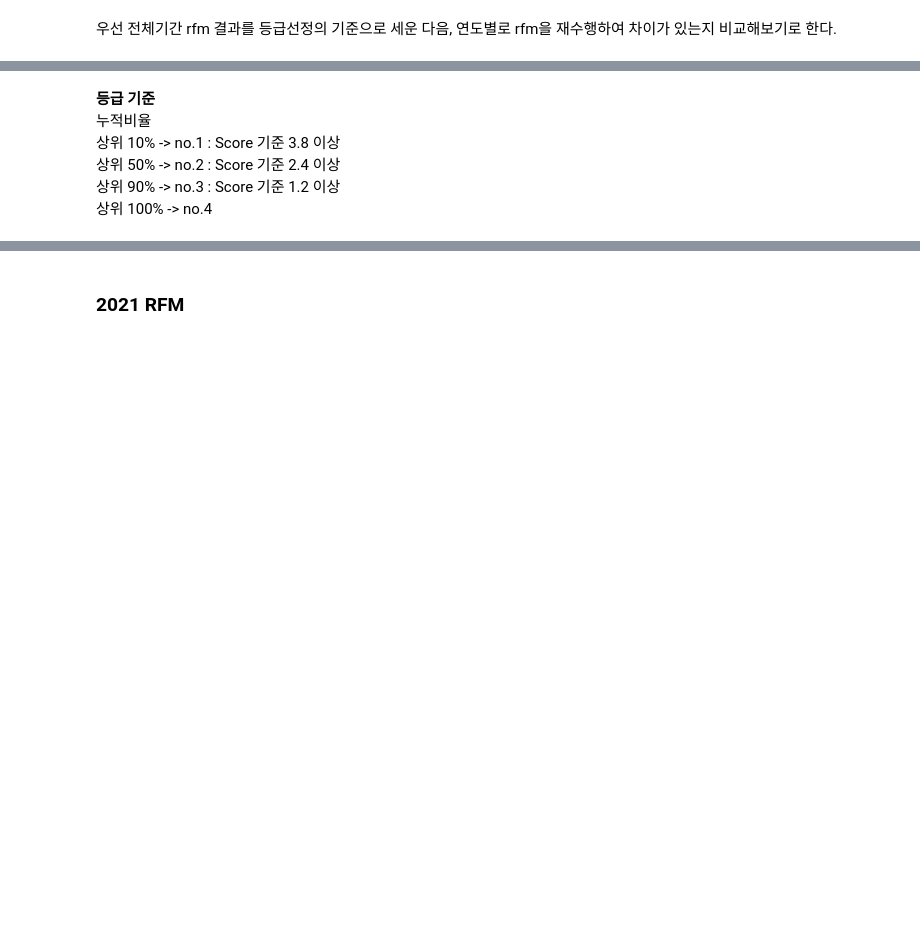
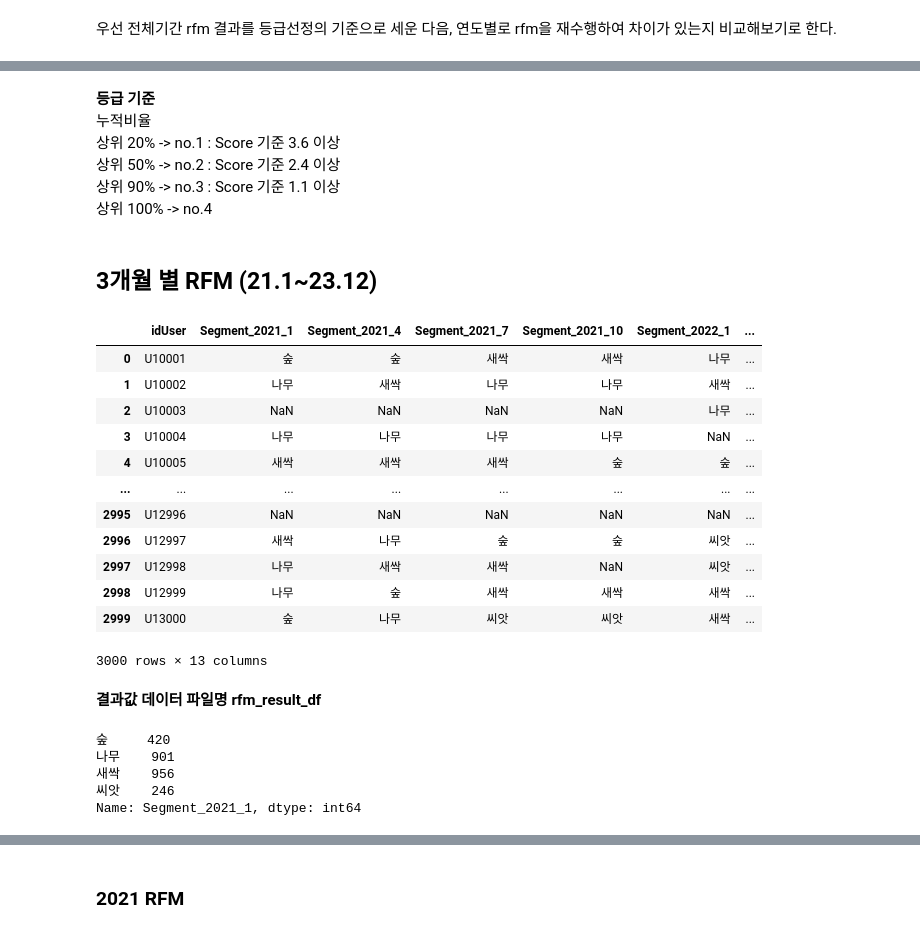
Before and after one commit to Seojiii/kurly_project, a Jupyter notebook: 0318_HY_RFM3.ipynb, the cells around one changed output, grey strips where cells are left out. Drawn from its saved outputs; the diff is of its cells as text; code cells hidden in the pictures; blank space fills up the shorter version.

```diff
--- a/0318_HY_RFM3.ipynb
+++ b/0318_HY_RFM3.ipynb
@@ -110,7 +110,7 @@ kurly['Hour'] = kurly['OrderDT'].dt.hour
 # 고객 세그먼트 분류 함수
 def calcurate_customer_score(row):
     R, F, M = row['R_Score'], row['F_Score'], row['M_Score']
-    segment_score = 0.2*R + 0.4*F +0.4*M
+    segment_score = 0.1*R + 0.4*F +0.5*M
     return segment_score
 # %%
 # 원본 데이터셋 복사
@@ -173,9 +173,9 @@ print(rfm_data_counts.sort_values(by='Score',ascending=False))
 # %% [markdown]
 **등급 기준**
 누적비율
-상위 10% -> no.1  : Score 기준 3.8 이상
+상위 20% -> no.1  : Score 기준 3.6 이상
 상위 50% -> no.2  : Score 기준 2.4 이상
-상위 90% -> no.3  : Score 기준 1.2 이상
+상위 90% -> no.3  : Score 기준 1.1 이상
 상위 100% -> no.4
 # %%
 # 고객 세그먼트 분류 함수
@@ -212,3 +212,5 @@ segment_counts_df
 
 # 세그먼트별 고객 수를 내림차순으로 정렬
 segment_counts_sorted_df = segment_counts_df.sort_values(by='Count', ascending=False)
+# %% [markdown]
+## 3개월 별 RFM (21.1~23.12)
@@ -214,0 +260,41 @@ segment_counts_sorted_df = segment_counts_df.sort_values(by='Count', ascending=F
+# %%
+# 결과를 저장할 빈 데이터프레임 생성
+rfm_result_df = pd.DataFrame(columns=['idUser'])
+rfm_result_df['idUser'] = kurly['idUser'].drop_duplicates(keep='first')
+
+# 2021년 1월부터 2023년 12월까지의 데이터 분석
+for year in range(2021, 2024):
+    for month in range(1, 13, 3):
+        # 해당 연도와 월에 대한 결과 계산
+        rfm_result = rfm_segment_counts(kurly, year, month)
+        column_name = f"Segment_{year}_{month}"
+
+        # 결과를 데이터프레임에 추가
+        rfm_result_df = pd.concat([rfm_result_df.set_index('idUser'), rfm_result.set_index('idUser')['Customer_Segment']], axis=1, sort=False).reset_index()
+        rfm_result_df.rename(columns={'Customer_Segment': column_name}, inplace=True)
+
+rfm_result_df
+# %% [output]
+|  | idUser | Segment_2021_1 | Segment_2021_4 | Segment_2021_7 | Segment_2021_10 | Segment_2022_1 | ... |
+| 0 | U10001 | 숲 | 숲 | 새싹 | 새싹 | 나무 | ... |
+| 1 | U10002 | 나무 | 새싹 | 나무 | 나무 | 새싹 | ... |
+| 2 | U10003 | NaN | NaN | NaN | NaN | 나무 | ... |
+| 3 | U10004 | 나무 | 나무 | 나무 | 나무 | NaN | ... |
+| 4 | U10005 | 새싹 | 새싹 | 새싹 | 숲 | 숲 | ... |
+| ... | ... | ... | ... | ... | ... | ... | ... |
+| 2995 | U12996 | NaN | NaN | NaN | NaN | NaN | ... |
+| 2996 | U12997 | 새싹 | 나무 | 숲 | 숲 | 씨앗 | ... |
+| 2997 | U12998 | 나무 | 새싹 | 새싹 | NaN | 씨앗 | ... |
+| 2998 | U12999 | 나무 | 숲 | 새싹 | 새싹 | 새싹 | ... |
+| 2999 | U13000 | 숲 | 나무 | 씨앗 | 씨앗 | 새싹 | ... |
+3000 rows × 13 columns
+# %% [markdown]
+**결과값 데이터 파일명 rfm_result_df**
+# %%
+rfm_result_df['Segment_2021_1'].value_counts().reindex(['숲', '나무', '새싹', '씨앗'])
+# %% [output]
+숲     420
+나무    901
+새싹    956
+씨앗    246
+Name: Segment_2021_1, dtype: int64
```
Also changed, not shown: parts of 21 cells of this notebook.
